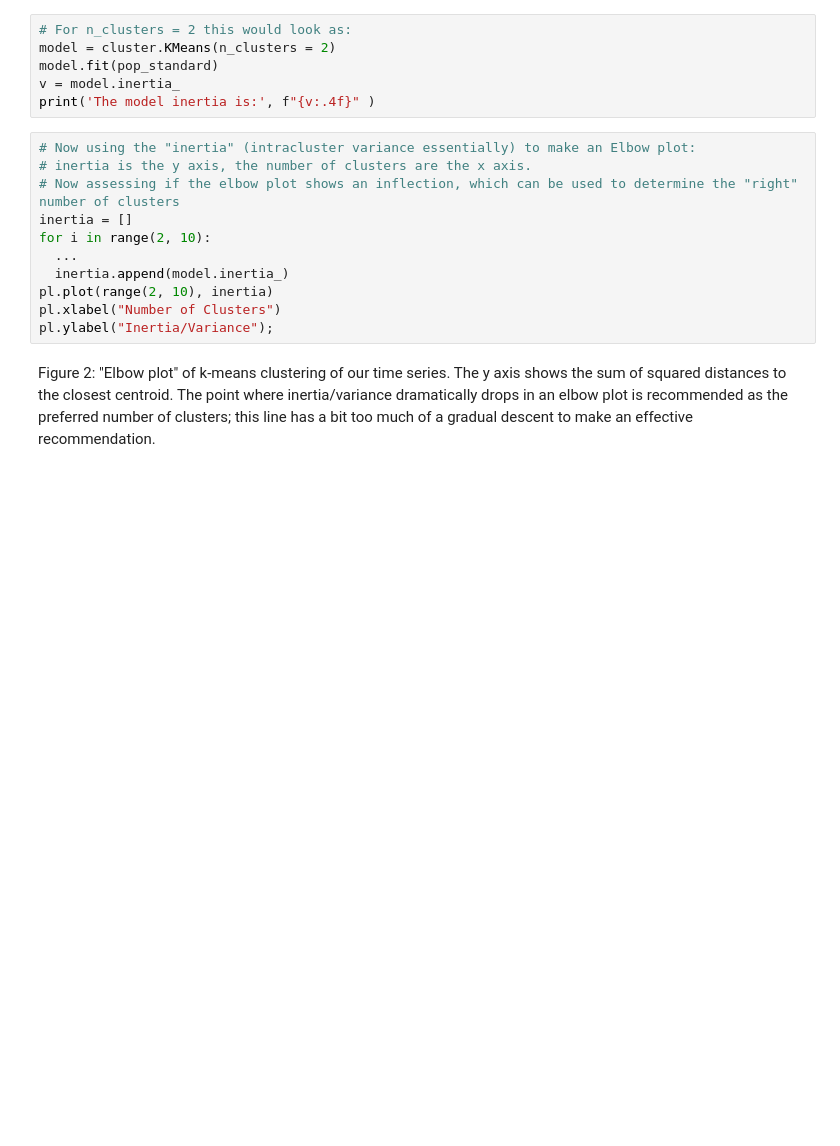
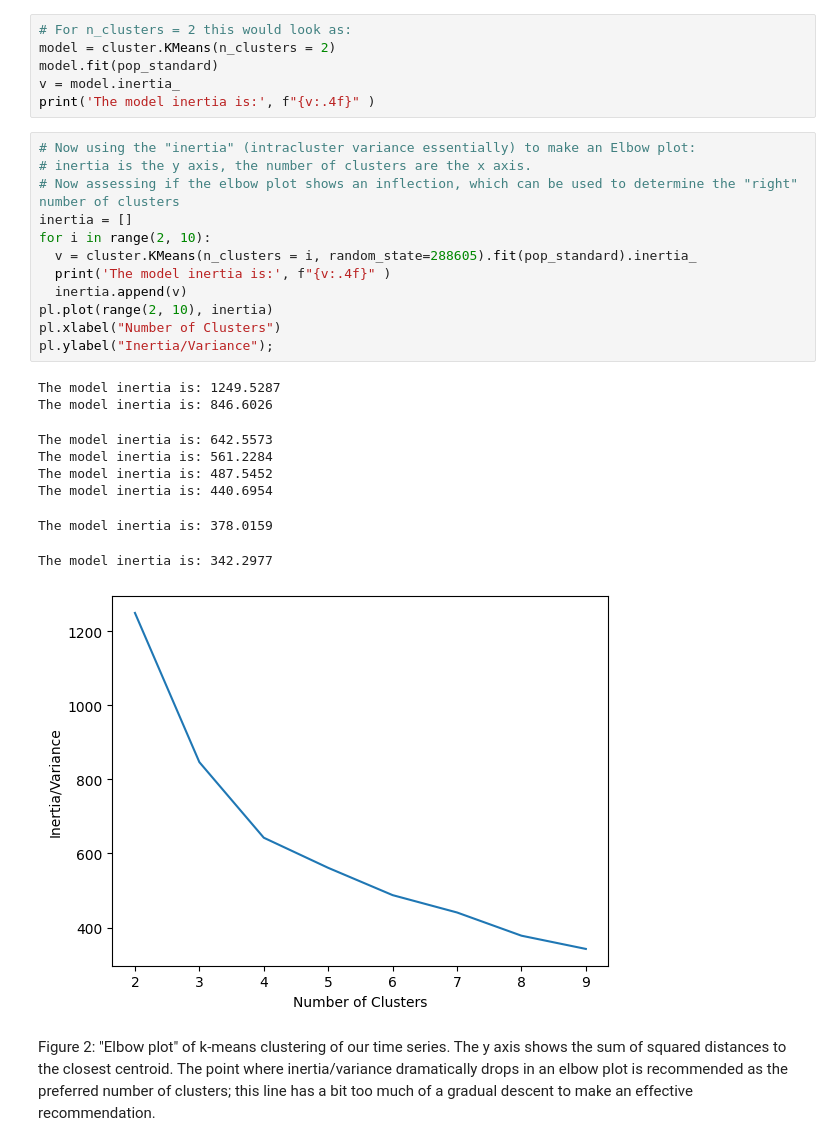
Before and after one commit to marcocaramanti/MLPNS_MCaramanti, a Jupyter notebook: TimeSeriesClustering_instructions.ipynb, the cells around one changed output. Saved outputs shown, nothing was run; the diff lists cells and outputs as text; blank space fills up the shorter version.

```diff
--- a/TimeSeriesClustering_instructions.ipynb
+++ b/TimeSeriesClustering_instructions.ipynb
@@ -196,14 +228,25 @@ print('The model inertia is:', f"{v:.4f}" )
 # %%
 # Now using the "inertia" (intracluster variance essentially) to make an Elbow plot:
 # inertia is the y axis, the number of clusters are the x axis.
 # Now assessing if the elbow plot shows an inflection, which can be used to determine the "right" number of clusters
 inertia = []
 for i in range(2, 10):
-  ...
-  inertia.append(model.inertia_)
+  v = cluster.KMeans(n_clusters = i, random_state=288605).fit(pop_standard).inertia_
+  print('The model inertia is:', f"{v:.4f}" )
+  inertia.append(v)
 pl.plot(range(2, 10), inertia)
 pl.xlabel("Number of Clusters")
 pl.ylabel("Inertia/Variance");
+# %% [output]
+The model inertia is: 1249.5287
+The model inertia is: 846.6026
+The model inertia is: 642.5573
+The model inertia is: 561.2284
+The model inertia is: 487.5452
+The model inertia is: 440.6954
+The model inertia is: 378.0159
+The model inertia is: 342.2977
+[figure, added]
 # %% [markdown]
 Figure 2: "Elbow plot" of k-means clustering of our time series. The y axis shows the sum of squared distances to the closest centroid. The point where inertia/variance dramatically drops in an elbow plot is recommended as the preferred number of clusters; this line has a bit too much of a gradual descent to make an effective recommendation.
 # %% [markdown]
```
Also changed, not shown: parts of 16 cells of this notebook.
